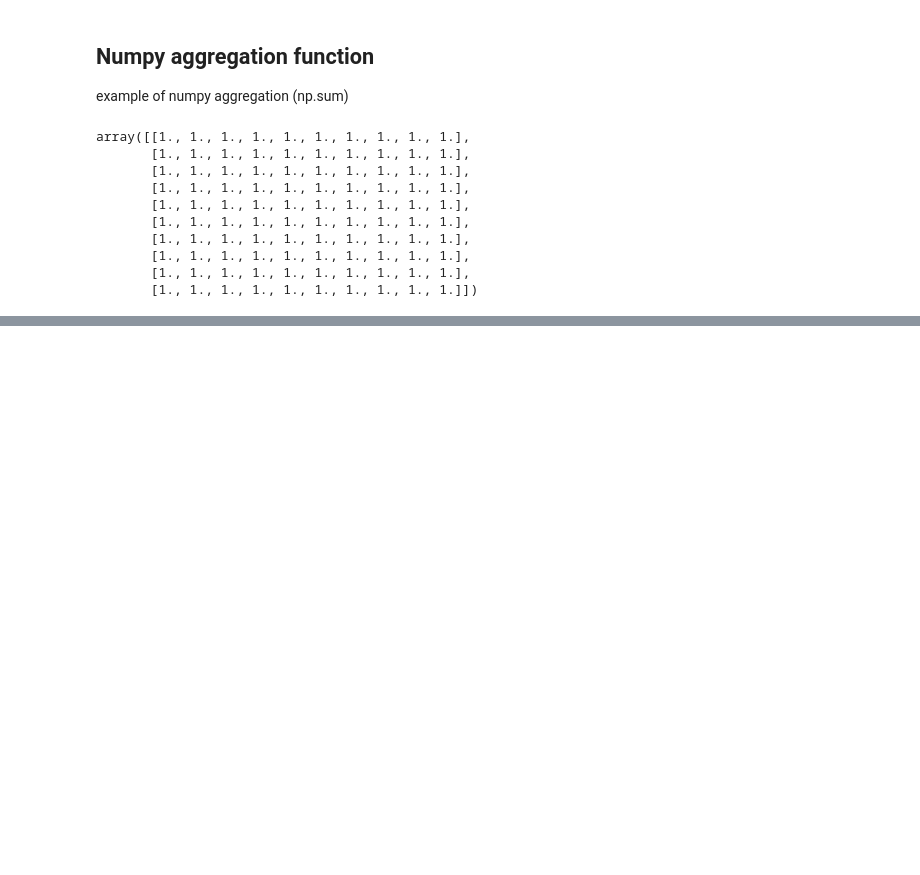
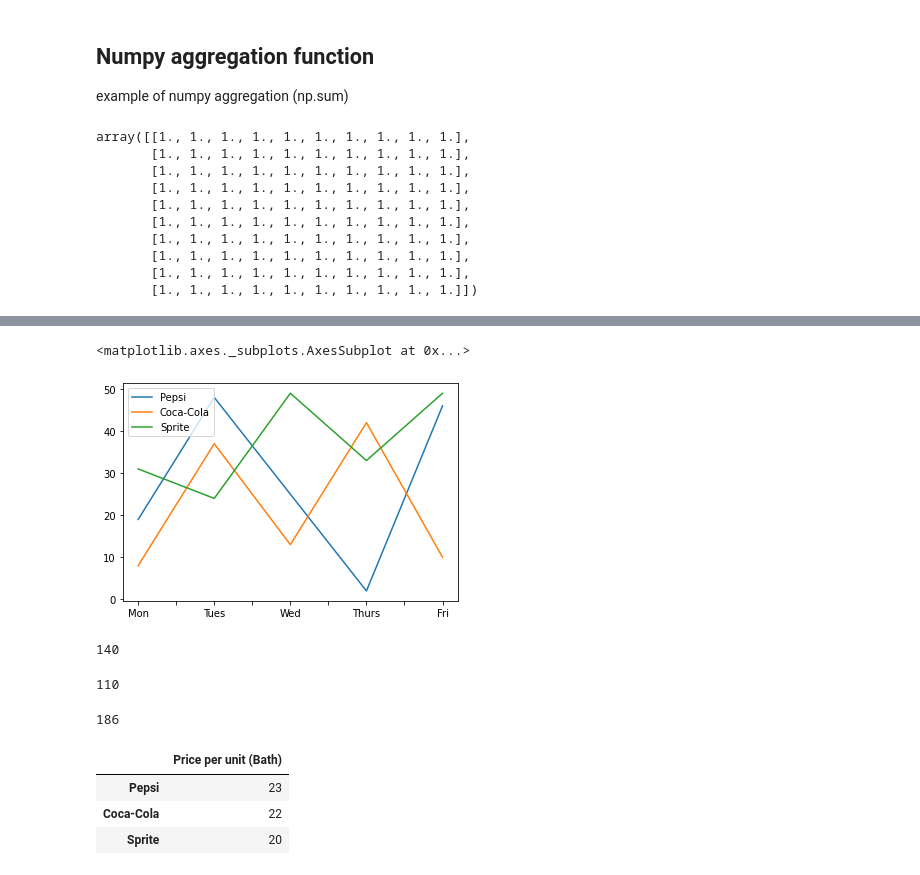
Before and after one commit to thanaponpuipui/data-science-learning, a Jupyter notebook: numpy/numpy-intro.ipynb, the cells around one changed output, grey strips where cells are left out. Drawn from its saved outputs; the diff is of its cells as text; code cells hidden in the pictures; blank space fills up the shorter version.

```diff
--- a/numpy/numpy-intro.ipynb
+++ b/numpy/numpy-intro.ipynb
@@ -453,0 +555,4 @@ array([[1., 1., 1., 1., 1., 1., 1., 1., 1., 1.],
+# %%
+np.random.seed(27)
+daily_sales = np.random.randint(50, size=(5,3))
+daily_sales
@@ -453,0 +565,7 @@ array([[1., 1., 1., 1., 1., 1., 1., 1., 1., 1.],
+# %%
+soda_pop_sales = pd.DataFrame(
+    daily_sales,
+    index=['Mon', 'Tues', 'Wed', 'Thurs', 'Fri'],
+    columns=['Pepsi', 'Coca-Cola', 'Sprite']
+)
+soda_pop_sales
@@ -453,0 +579,20 @@ array([[1., 1., 1., 1., 1., 1., 1., 1., 1., 1.],
+# %%
+soda_pop_sales.plot()
+# %% [output]
+<matplotlib.axes._subplots.AxesSubplot at 0x...>
+[figure, added]
+# %%
+total_Pepsi = soda_pop_sales['Pepsi'].sum()
+total_Pepsi
+# %% [output]
+140
+# %%
+total_Coke = soda_pop_sales['Coca-Cola'].sum()
+total_Coke
+# %% [output]
+110
+# %%
+total_Sprite = soda_pop_sales['Sprite'].sum()
+total_Sprite
+# %% [output]
+186
@@ -453,0 +601,8 @@ array([[1., 1., 1., 1., 1., 1., 1., 1., 1., 1.],
+# %%
+price_data = pd.DataFrame(price_per_unit, index=['Pepsi', 'Coca-Cola', 'Sprite'], columns=['Price per unit (Bath)'])
+price_data
+# %% [output]
+|  | Price per unit (Bath) |
+| Pepsi | 23 |
+| Coca-Cola | 22 |
+| Sprite | 20 |
```
Also changed, not shown: parts of 52 cells of this notebook, 1 other file.
